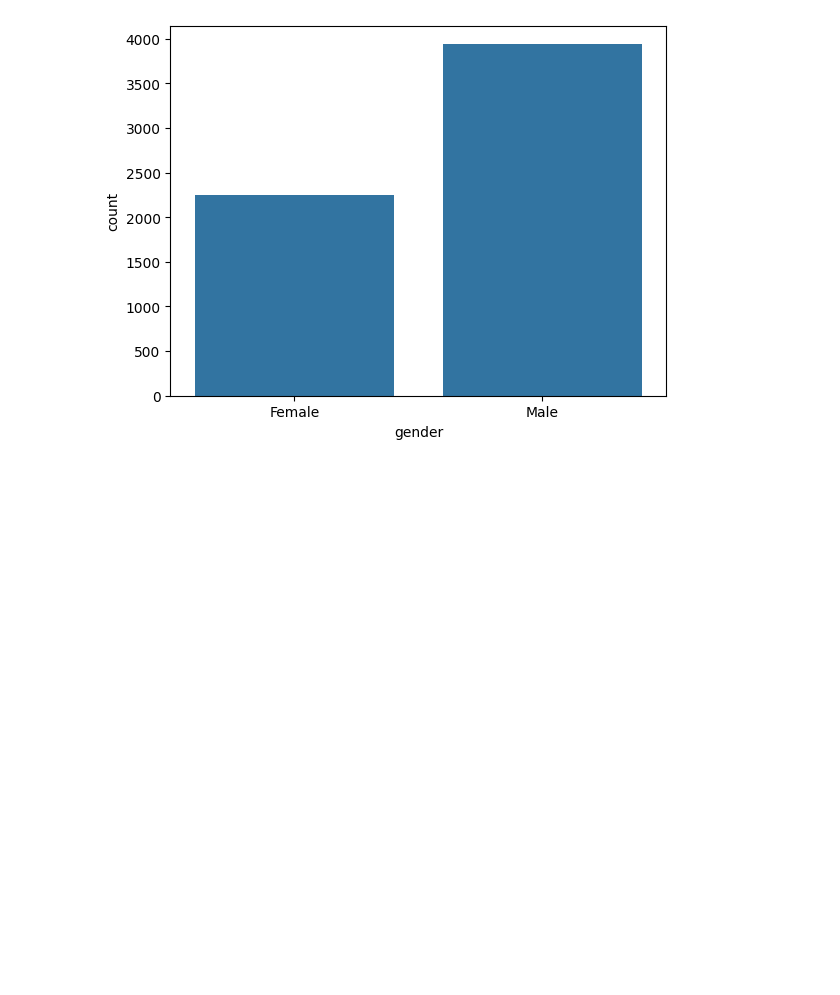
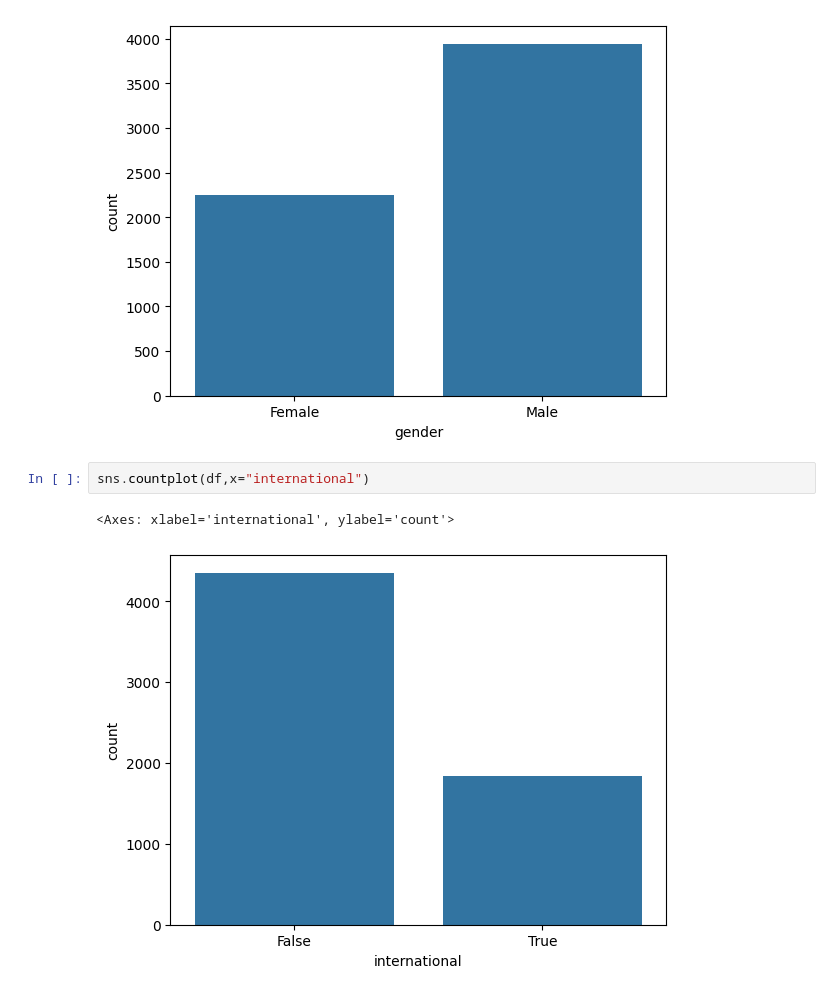
Before and after one commit to saadkhalidabbasi/EDA-Projects, a Jupyter notebook: MBA_Admission_EDA.ipynb, the cells around one changed output. Saved outputs shown, nothing was run; the diff lists cells and outputs as text; blank space fills up the shorter version.

```diff
--- a/MBA_Admission_EDA.ipynb
+++ b/MBA_Admission_EDA.ipynb
@@ -117,3 +117,8 @@ sns.countplot(df,x="gender")
 # %% [output]
 <Axes: xlabel='gender', ylabel='count'>
 [figure]
+# %%
+sns.countplot(df,x="international")
+# %% [output]
+<Axes: xlabel='international', ylabel='count'>
+[figure, added]
```
Also changed, not shown: parts of 2 cells of this notebook.
